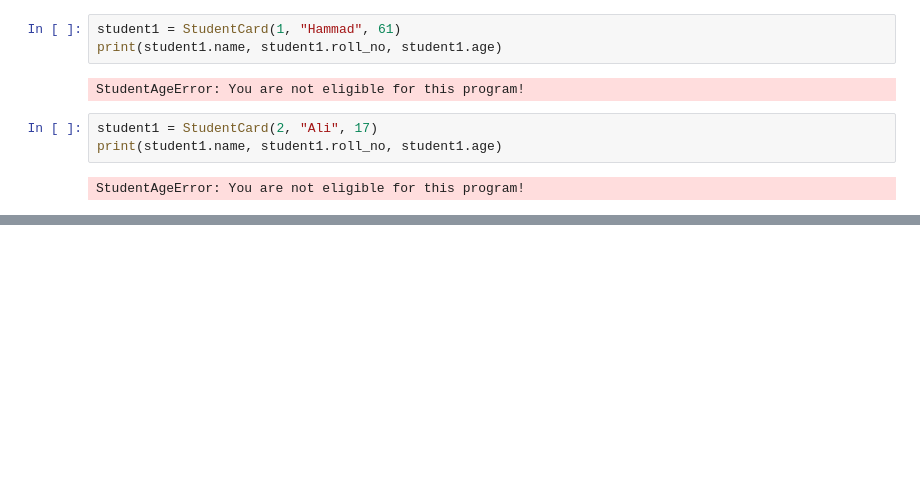
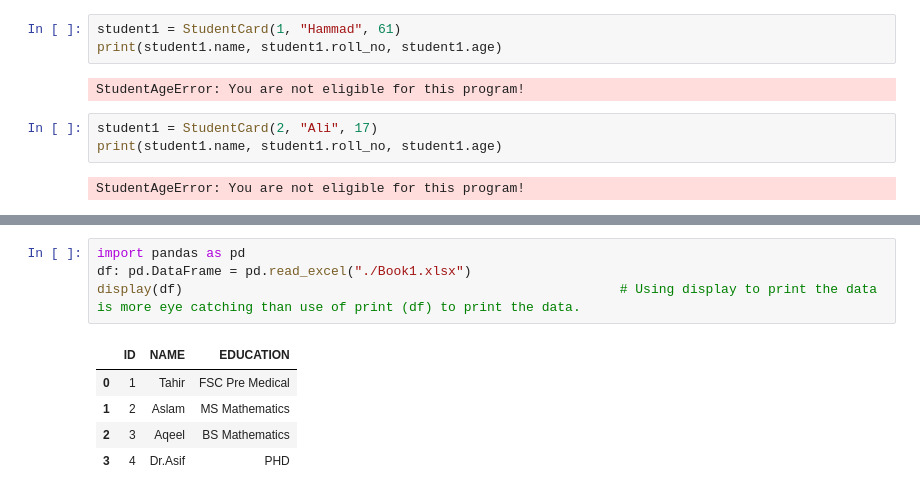
Before and after one commit to tahir-333/PYTHON-NOTES, a Jupyter notebook: GEN_AI_CRASH_COURSE_NOTES/12_Error_and_FileHandling.ipynb, the cells around one changed output, grey strips where cells are left out. Cells and saved outputs as stored; diff of their text form; blank space fills up the shorter version.

```diff
--- a/GEN_AI_CRASH_COURSE_NOTES/12_Error_and_FileHandling.ipynb
+++ b/GEN_AI_CRASH_COURSE_NOTES/12_Error_and_FileHandling.ipynb
@@ -166,0 +407,10 @@ StudentAgeError: You are not eligible for this program!
+# %%
+import pandas as pd
+df: pd.DataFrame = pd.read_excel("./Book1.xlsx")
+display(df)                                                        # Using display to print the data is more eye catching than use of print (df) to print the data.
+# %% [output]
+|  | ID | NAME | EDUCATION |
+| 0 | 1 | Tahir | FSC Pre Medical |
+| 1 | 2 | Aslam | MS Mathematics |
+| 2 | 3 | Aqeel | BS Mathematics |
+| 3 | 4 | Dr.Asif | PHD |
```
Also changed, not shown: parts of 32 cells of this notebook, 14 other files.
